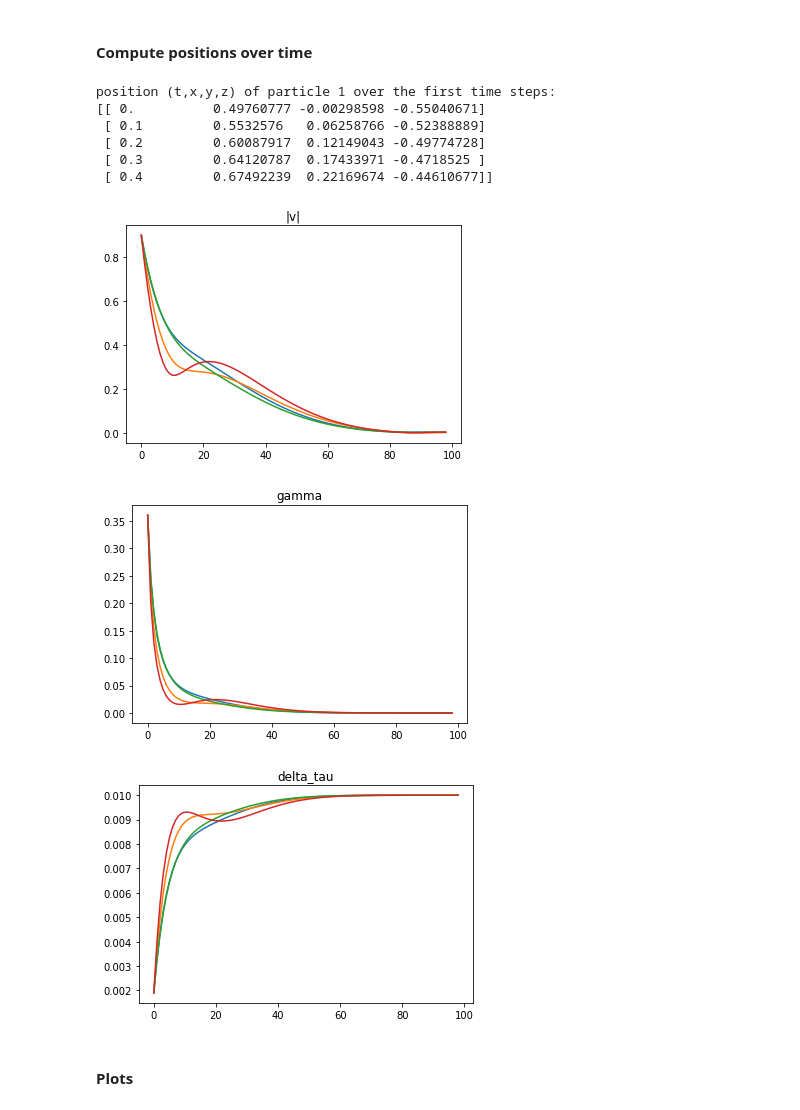
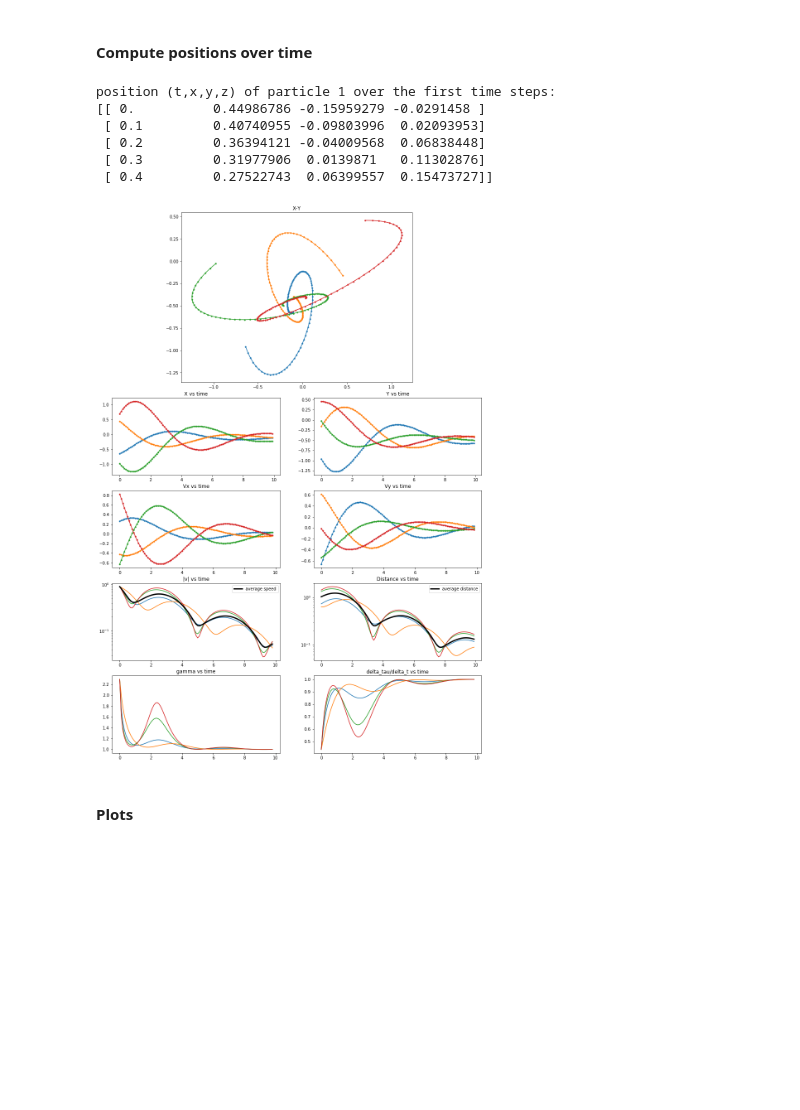
Before and after one commit to noether/multiagents, a Jupyter notebook: consensus_array_notebook.ipynb, the cells around one changed output. Cells and saved outputs as stored; diff of their text form; code cells hidden in the pictures; blank space fills up the shorter version.

Commit message:
Fixed bug with initial velocity and delta_tau computation. And reorganized script in general

```diff
--- a/consensus_array_notebook.ipynb
+++ b/consensus_array_notebook.ipynb
@@ -37,7 +37,7 @@ a = -1
 b = +1
 pos[:,0,1:dim+1] = (b - a) * np.random.random((num_agents, dim)) + a
 # Generate initial velocity normalized to 1
-v00 = np.random.random((num_agents, dim))
+v00 = np.random.normal(0, 0.5, (num_agents, dim))
 v0 = v00/np.linalg.norm(v00, axis=1, keepdims=True)*c*0.9
 # Update first time step based on initial velocity
 pos[:,1,1:dim+1] = pos[:,0,1:dim+1] + v0*step_size
@@ -92,7 +150,9 @@ def calc_kinematics(pos):
     u   = np.zeros((pos.shape[0], pos.shape[1]-1, pos.shape[2])) # agent, step, (u0, ux, uy, ...)
     u[:,:, 1:dim+1] = gamma[:,:,np.newaxis]*vel
     u[:,:, 0] = gamma
-    delta_tau = np.diff(pos[:,:,0])**2 - (np.diff(pos[:,:,1:dim+1], axis=1)**2).sum(axis=2)
+    delta_t2 = np.diff(pos[:,:,0], axis=1)**2
+    delta_x2 = (np.diff(pos[:,:,1:dim+1], axis=1)**2).sum(axis=2)
+    delta_tau = np.sqrt(delta_t2 - delta_x2)
     return vel, v, gamma, u, delta_tau
 
 
@@ -131,41 +191,45 @@ def lorentz_transformation(vel_i):
 # %% [markdown]
 #### Compute positions over time
 # %%
+consensus_kc = 1.5e-1
+consensus_kv = 0.5
+
 # Generate evolution for each time step (s) for each agent (j)
 for step in range(2, num_steps):
     for j in range(num_agents):
         delta_pos = calc_acc(j, step, pos, consensus_kc, consensus_kv)
         pos[j, step, 1:dim+1] = pos[j, step-1, 1:dim+1] + delta_pos
         pos[j, step, 0] = pos[j, step-1, 0] + c*step_size
 
 j = 1
 print('position (t,x,y,z) of particle {0} over the first time steps:\n{1}\n'.format(j, pos[j,0:5]))
 
 vel, v, gamma, u, delta_tau = calc_kinematics(pos)
 
-plt.figure()
-plt.title('|v|')
-for j in range(num_agents):
-    plt.plot(v[j])
+if False:
+    plt.figure()
+    plt.title('|v|')
+    for j in range(num_agents):
+        plt.plot(v[j])
 
-plt.figure()
-plt.title('gamma')
-for j in range(num_agents):
-    plt.plot(np.log10(gamma[j]))
+    plt.figure()
+    plt.title('gamma')
+    for j in range(num_agents):
+        plt.plot(np.log10(gamma[j]))
 
-plt.figure()
-plt.title('delta_tau')
-for j in range(num_agents):
-    plt.plot(delta_tau[j])
+    plt.figure()
+    plt.title('delta_tau')
+    for j in range(num_agents):
+        plt.plot(delta_tau[j])
+
+make_plot(pos, vel, outfile = 'plot_ref.png')
 # %% [output]
 position (t,x,y,z) of particle 1 over the first time steps:
-[[ 0.          0.49760777 -0.00298598 -0.55040671]
- [ 0.1         0.5532576   0.06258766 -0.52388889]
- [ 0.2         0.60087917  0.12149043 -0.49774728]
- [ 0.3         0.64120787  0.17433971 -0.4718525 ]
- [ 0.4         0.67492239  0.22169674 -0.44610677]]
+[[ 0.          0.44986786 -0.15959279 -0.0291458 ]
+ [ 0.1         0.40740955 -0.09803996  0.02093953]
+ [ 0.2         0.36394121 -0.04009568  0.06838448]
+ [ 0.3         0.31977906  0.0139871   0.11302876]
+ [ 0.4         0.27522743  0.06399557  0.15473727]]
-[figure, old version]
+[figure, new version]
-[figure, removed]
-[figure, removed]
 # %% [markdown]
 #### Plots
```
Also changed, not shown: parts of 6 cells of this notebook.
